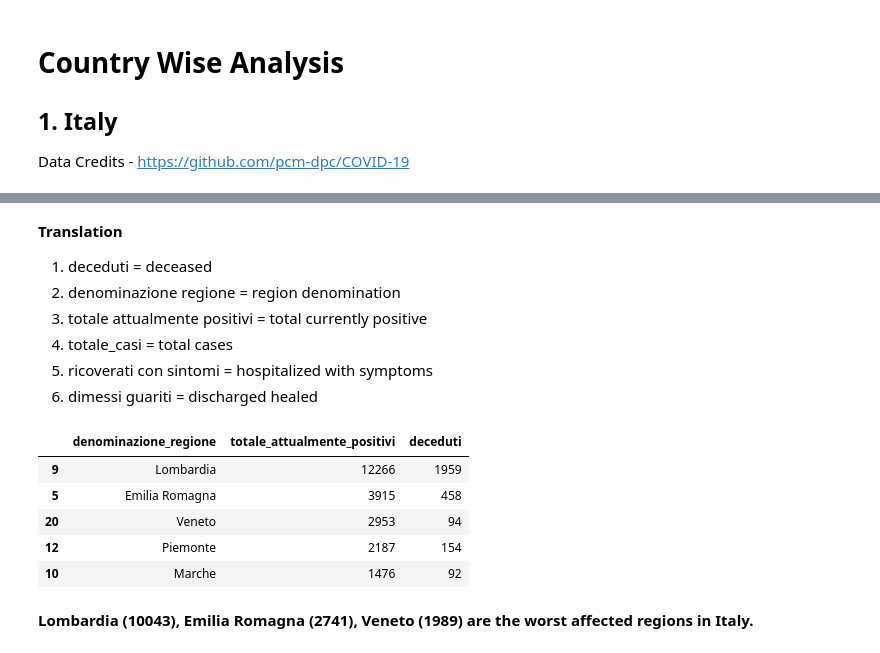
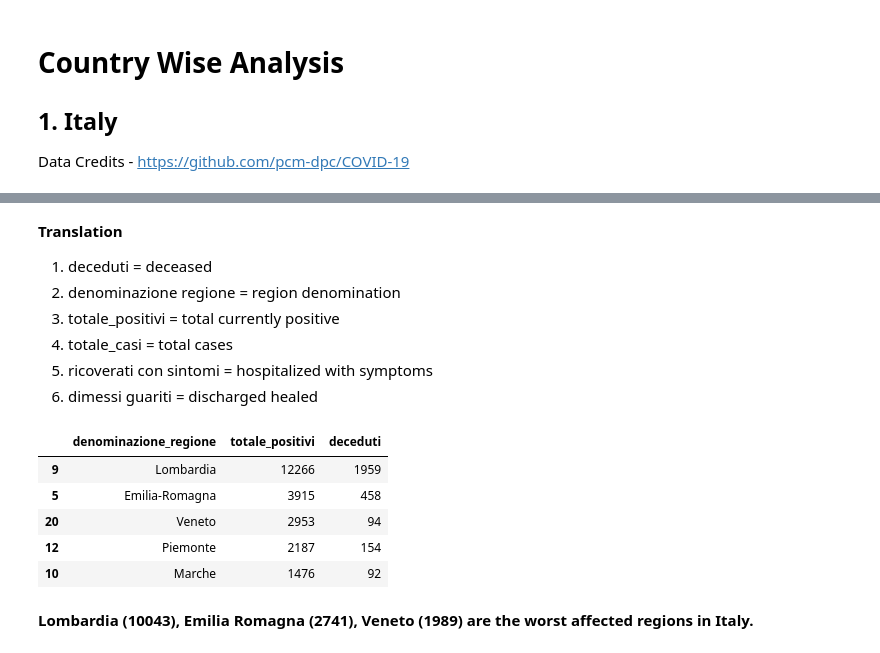
Before and after one commit to sauravmishra1710/Covid-19---A-Geo-Statistical-Analysis, a Jupyter notebook: Covid-19-SARS CoV-2-A-Geographical-Analysis.ipynb, the cells around one changed output, grey strips where cells are left out. Saved outputs shown, nothing was run; the diff lists cells and outputs as text; code cells hidden in the pictures.

```diff
--- a/Covid-19-SARS CoV-2-A-Geographical-Analysis.ipynb
+++ b/Covid-19-SARS CoV-2-A-Geographical-Analysis.ipynb
@@ -979,16 +957,16 @@ Italy_Covid19.head()
 **Translation**
 1. deceduti = deceased
 2. denominazione regione = region denomination
-3. totale attualmente positivi = total currently positive
+3. totale_positivi = total currently positive
 4. totale_casi = total cases
 5. ricoverati con sintomi = hospitalized with symptoms
 6. dimessi guariti = discharged healed
 # %%
-Italy_Covid19[['denominazione_regione','totale_attualmente_positivi','deceduti']].sort_values('totale_attualmente_positivi', ascending=False).head(5)
+Italy_Covid19[['denominazione_regione','totale_positivi','deceduti']].sort_values('totale_positivi', ascending=False).head(5)
 # %% [output]
-|  | denominazione_regione | totale_attualmente_positivi | deceduti |
+|  | denominazione_regione | totale_positivi | deceduti |
 | 9 | Lombardia | 12266 | 1959 |
-| 5 | Emilia Romagna | 3915 | 458 |
+| 5 | Emilia-Romagna | 3915 | 458 |
 | 20 | Veneto | 2953 | 94 |
 | 12 | Piemonte | 2187 | 154 |
 | 10 | Marche | 1476 | 92 |
```
Also changed, not shown: parts of 49 cells of this notebook.
